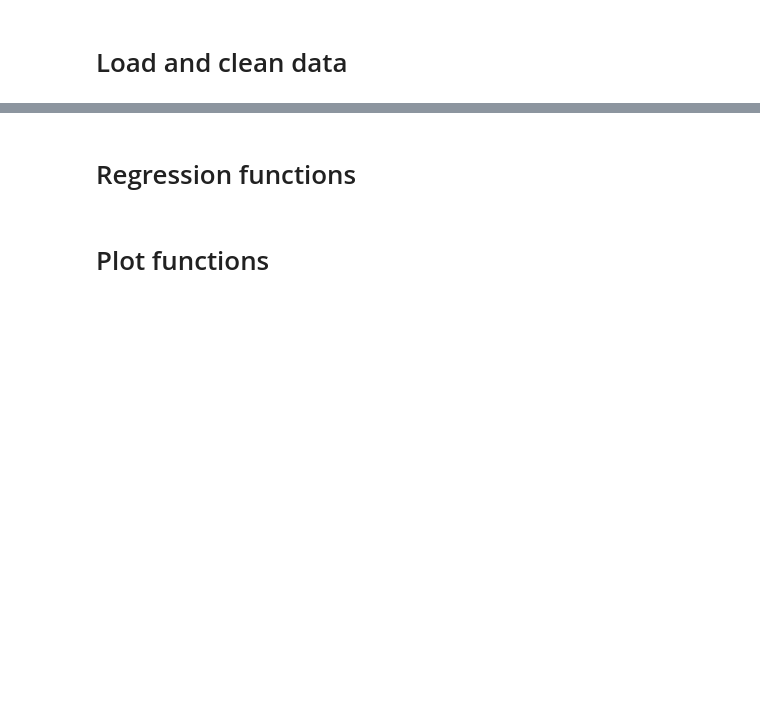
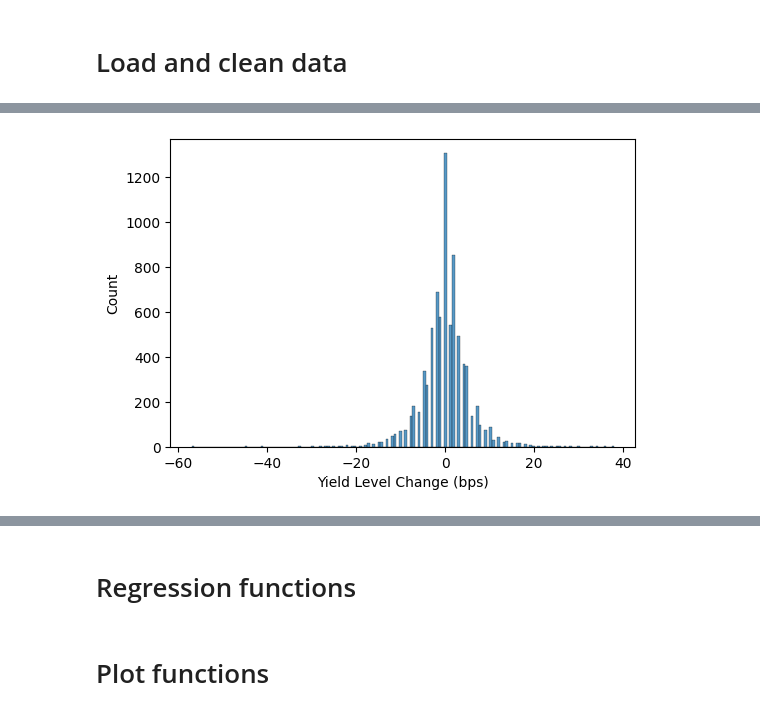
Before and after one commit to andrewhall1124/macro-finance-project, a Jupyter notebook: main.ipynb, the cells around one changed output, grey strips where cells are left out. Drawn from its saved outputs; the diff is of its cells as text; code cells hidden in the pictures; blank space fills up the shorter version.

```diff
--- a/main.ipynb
+++ b/main.ipynb
@@ -65,0 +92,7 @@ shape: (7_999, 6)
+# %%
+plt.figure(figsize=(6, 4))
+sns.histplot(df, x='yield_level_change')
+plt.xlabel("Yield Level Change (bps)")
+plt.show()
+# %% [output]
+[figure, added]
```
Also changed, not shown: parts of 25 cells of this notebook.
